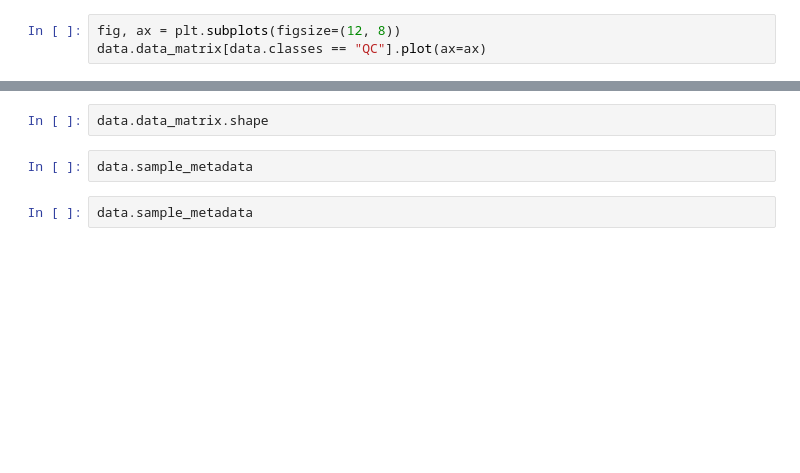
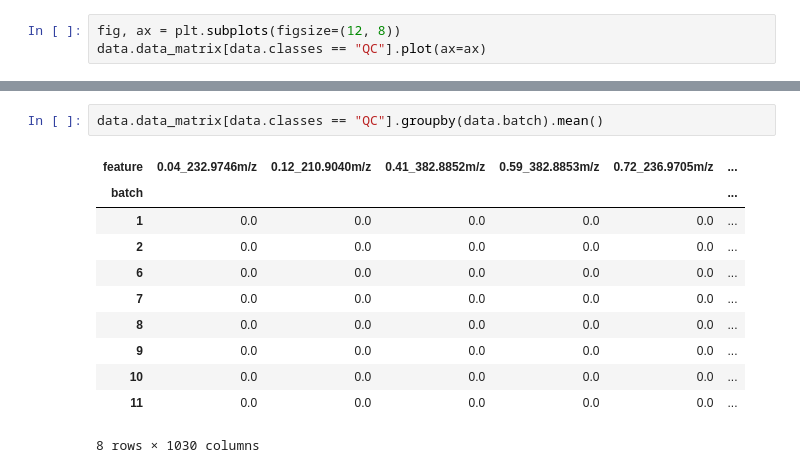
Before and after one commit to griquelme/tidyms, a Jupyter notebook: notebooks/pruebas_figuras.ipynb, the cells around one changed output, grey strips where cells are left out. Drawn from its saved outputs; the diff is of its cells as text; blank space fills up the shorter version.

```diff
--- a/notebooks/pruebas_figuras.ipynb
+++ b/notebooks/pruebas_figuras.ipynb
@@ -64,6 +102,14 @@ data.plot.pca_scores(color_by="type");
-# %%
-data.data_matrix.shape
-# %%
-data.sample_metadata
-# %%
-data.sample_metadata
+# %%
+data.data_matrix[data.classes == "QC"].groupby(data.batch).mean()
+# %% [output]
+| feature | 0.04_232.9746m/z | 0.12_210.9040m/z | 0.41_382.8852m/z | 0.59_382.8853m/z | 0.72_236.9705m/z | ... |
+| batch |  |  |  |  |  | ... |
+| 1 | 0.0 | 0.0 | 0.0 | 0.0 | 0.0 | ... |
+| 2 | 0.0 | 0.0 | 0.0 | 0.0 | 0.0 | ... |
+| 6 | 0.0 | 0.0 | 0.0 | 0.0 | 0.0 | ... |
+| 7 | 0.0 | 0.0 | 0.0 | 0.0 | 0.0 | ... |
+| 8 | 0.0 | 0.0 | 0.0 | 0.0 | 0.0 | ... |
+| 9 | 0.0 | 0.0 | 0.0 | 0.0 | 0.0 | ... |
+| 10 | 0.0 | 0.0 | 0.0 | 0.0 | 0.0 | ... |
+| 11 | 0.0 | 0.0 | 0.0 | 0.0 | 0.0 | ... |
+8 rows × 1030 columns
```
Also changed, not shown: parts of 11 cells of this notebook, 1 other file.
